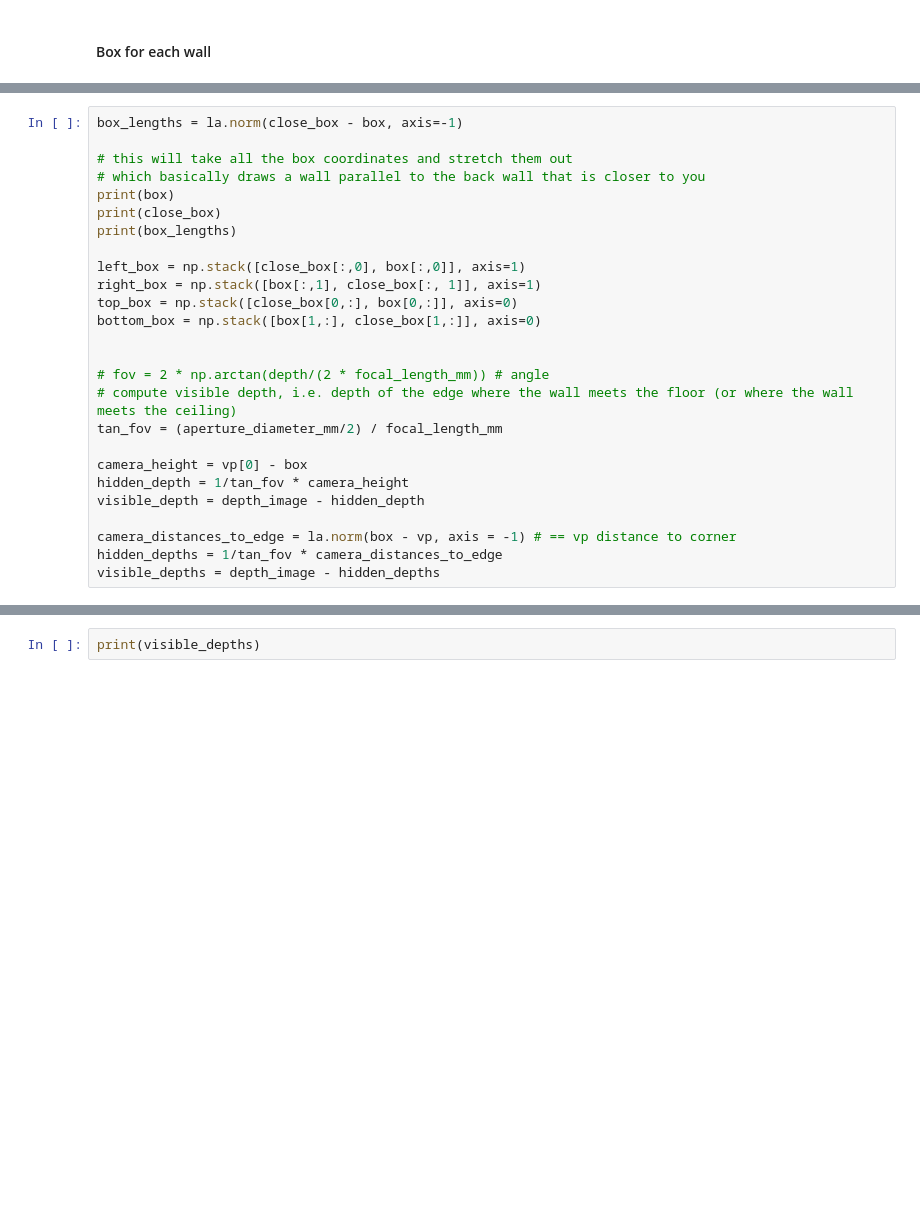
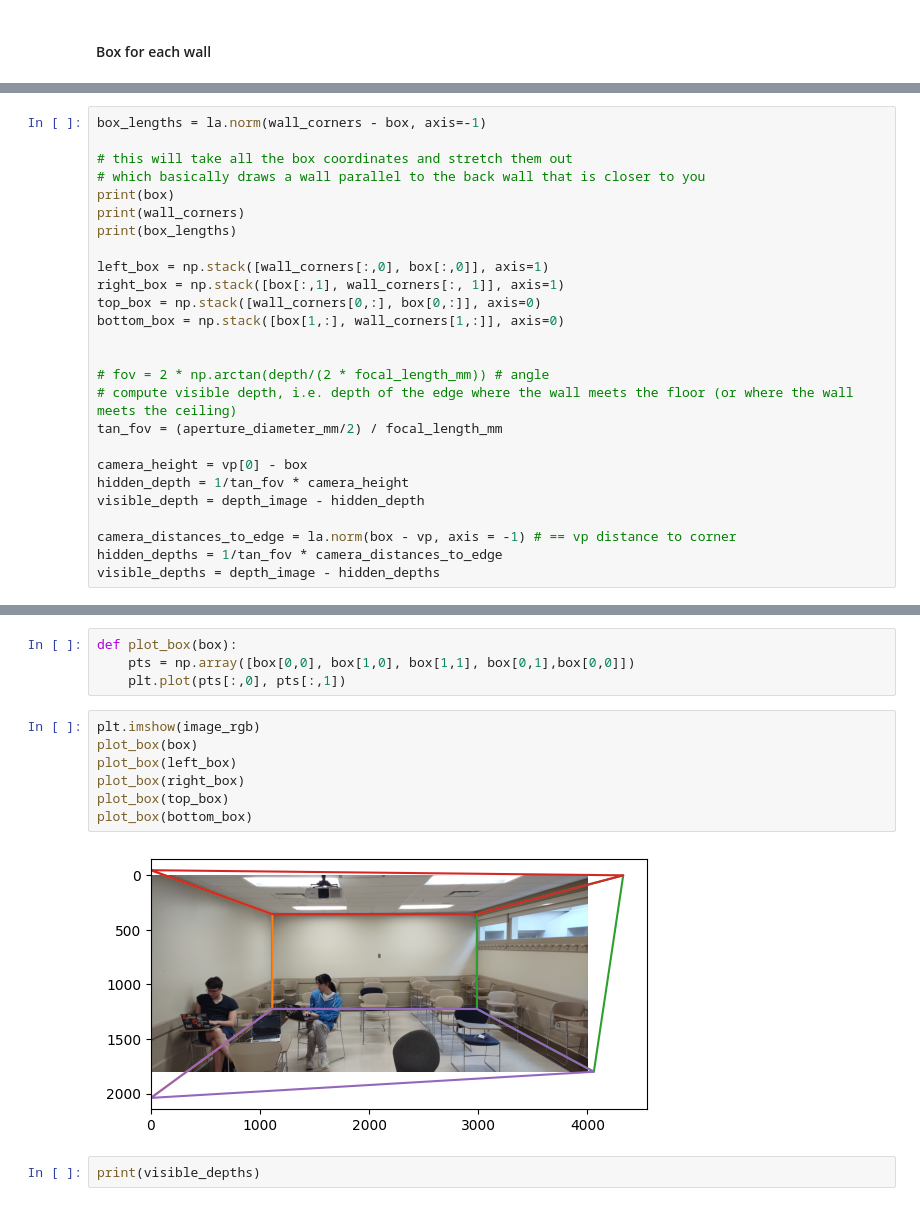
Before and after one commit to AnimeHiyoko/CS-445-Final-Project, a Jupyter notebook: Final_Project.ipynb, the cells around one changed output, grey strips where cells are left out. Cells and saved outputs as stored; diff of their text form; blank space fills up the shorter version.

Commit message:
plot side boxes

```diff
--- a/Final_Project.ipynb
+++ b/Final_Project.ipynb
@@ -158,18 +152,18 @@ wall_corners
 <matplotlib.collections.PathCollection at 0x...>
 [figure]
 # %%
-box_lengths = la.norm(close_box - box, axis=-1)
+box_lengths = la.norm(wall_corners - box, axis=-1)
 
 # this will take all the box coordinates and stretch them out
 # which basically draws a wall parallel to the back wall that is closer to you
 print(box)
-print(close_box)
+print(wall_corners)
 print(box_lengths)
 
-left_box = np.stack([close_box[:,0], box[:,0]], axis=1)
-right_box = np.stack([box[:,1], close_box[:, 1]], axis=1)
-top_box = np.stack([close_box[0,:], box[0,:]], axis=0)
-bottom_box = np.stack([box[1,:], close_box[1,:]], axis=0)
+left_box = np.stack([wall_corners[:,0], box[:,0]], axis=1)
+right_box = np.stack([box[:,1], wall_corners[:, 1]], axis=1)
+top_box = np.stack([wall_corners[0,:], box[0,:]], axis=0)
+bottom_box = np.stack([box[1,:], wall_corners[1,:]], axis=0)
 
 
 # fov = 2 * np.arctan(depth/(2 * focal_length_mm)) # angle
@@ -205,3 +193,16 @@ visible_depths = depth_image - hidden_depths
+# %%
+def plot_box(box):
+    pts = np.array([box[0,0], box[1,0], box[1,1], box[0,1],box[0,0]])
+    plt.plot(pts[:,0], pts[:,1])
+# %%
+plt.imshow(image_rgb)
+plot_box(box)
+plot_box(left_box)
+plot_box(right_box)
+plot_box(top_box)
+plot_box(bottom_box)
+# %% [output]
+[figure, added]
 # %%
 print(visible_depths)
 # %% [output]
```
Also changed, not shown: parts of 2 cells of this notebook.
